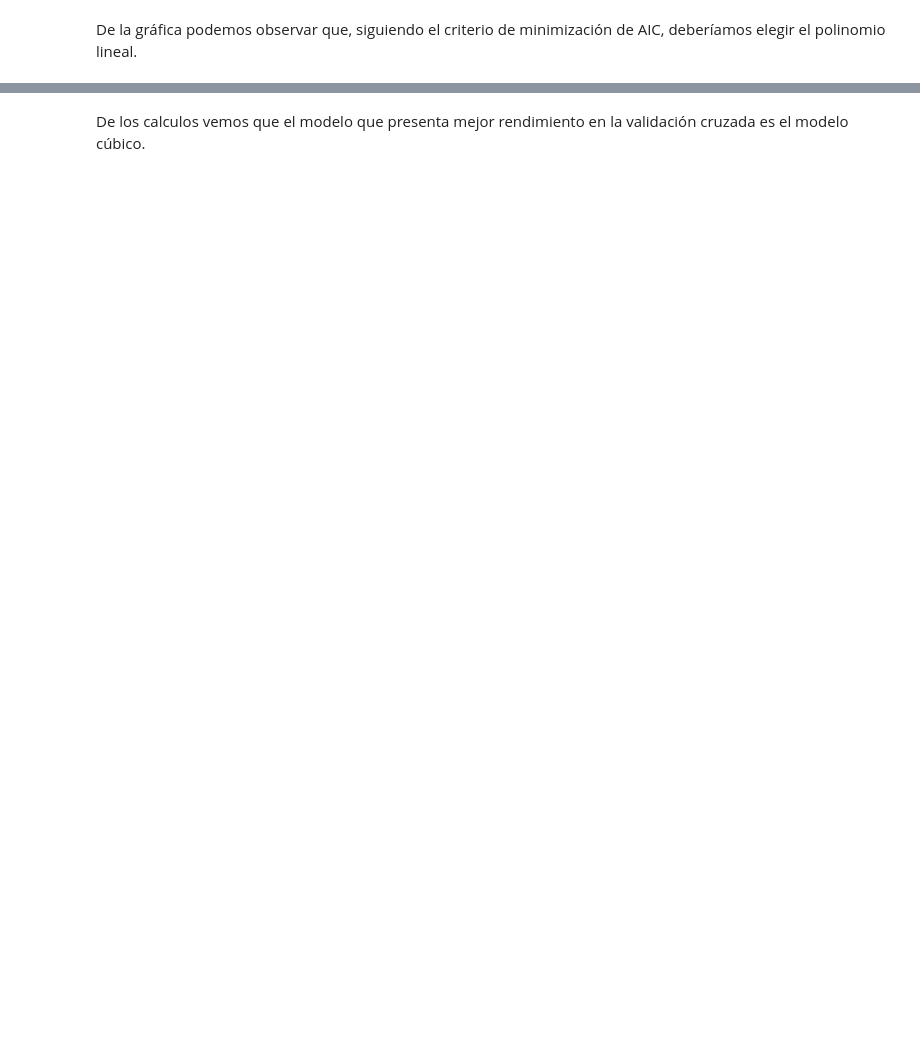
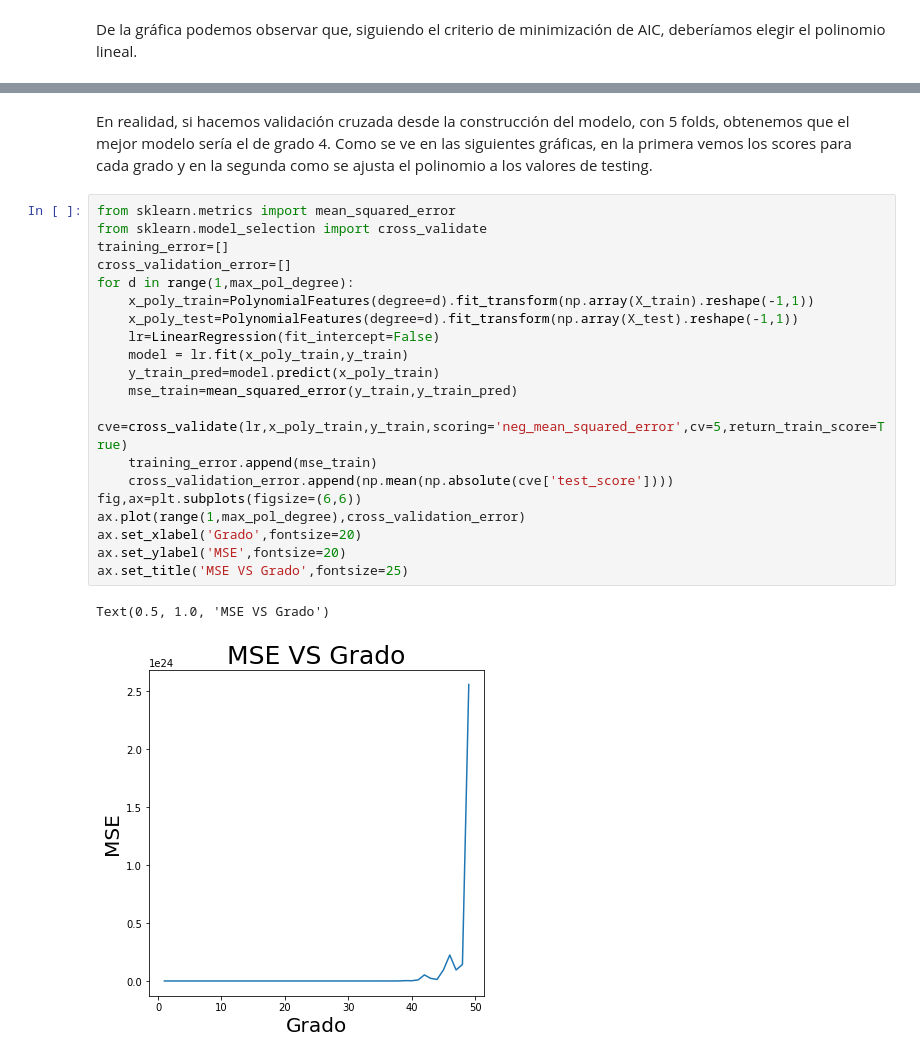
Before and after one commit to hugoallan9/Proyecto-Final-IA, a Jupyter notebook: notebooks/Proyecto final.ipynb, the cells around one changed output, grey strips where cells are left out. Saved outputs shown, nothing was run; the diff lists cells and outputs as text; blank space fills up the shorter version.

```diff
--- a/notebooks/Proyecto final.ipynb
+++ b/notebooks/Proyecto final.ipynb
@@ -108,3 +109,27 @@ plt.plot(X_test, polyreg.predict(poly_features_test), 'r', label = 'Valores pred
-# %% [markdown]
-De los calculos vemos que el modelo que presenta mejor rendimiento en la validación cruzada
-es el modelo cúbico.
+# %% [markdown]
+En realidad, si hacemos validación cruzada desde la construcción del modelo, con 5 folds, obtenemos que el mejor modelo
+sería el de grado 4. Como se ve en las siguientes gráficas, en la primera vemos los scores para cada grado y en la segunda
+como se ajusta el polinomio a los valores de testing.
+# %%
+from sklearn.metrics import mean_squared_error
+from sklearn.model_selection import cross_validate
+training_error=[]
+cross_validation_error=[]
+for d in range(1,max_pol_degree):
+    x_poly_train=PolynomialFeatures(degree=d).fit_transform(np.array(X_train).reshape(-1,1))
+    x_poly_test=PolynomialFeatures(degree=d).fit_transform(np.array(X_test).reshape(-1,1))
+    lr=LinearRegression(fit_intercept=False)
+    model = lr.fit(x_poly_train,y_train)
+    y_train_pred=model.predict(x_poly_train)
+    mse_train=mean_squared_error(y_train,y_train_pred)
+    cve=cross_validate(lr,x_poly_train,y_train,scoring='neg_mean_squared_error',cv=5,return_train_score=True)
+    training_error.append(mse_train)
+    cross_validation_error.append(np.mean(np.absolute(cve['test_score'])))
+fig,ax=plt.subplots(figsize=(6,6))
+ax.plot(range(1,max_pol_degree),cross_validation_error)
+ax.set_xlabel('Grado',fontsize=20)
+ax.set_ylabel('MSE',fontsize=20)
+ax.set_title('MSE VS Grado',fontsize=25)
+# %% [output]
+Text(0.5, 1.0, 'MSE VS Grado')
+[figure, added]
```
Also changed, not shown: parts of 11 cells of this notebook, 1 other file.
